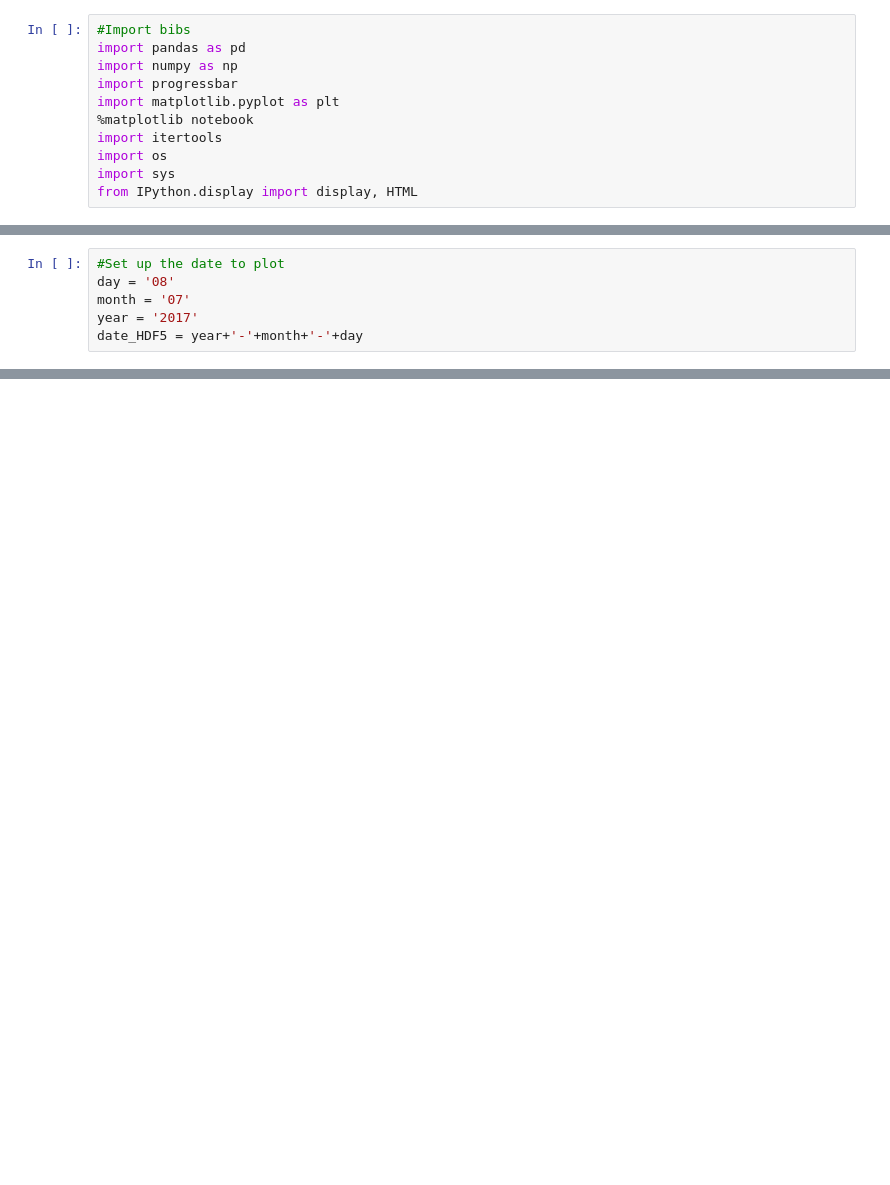
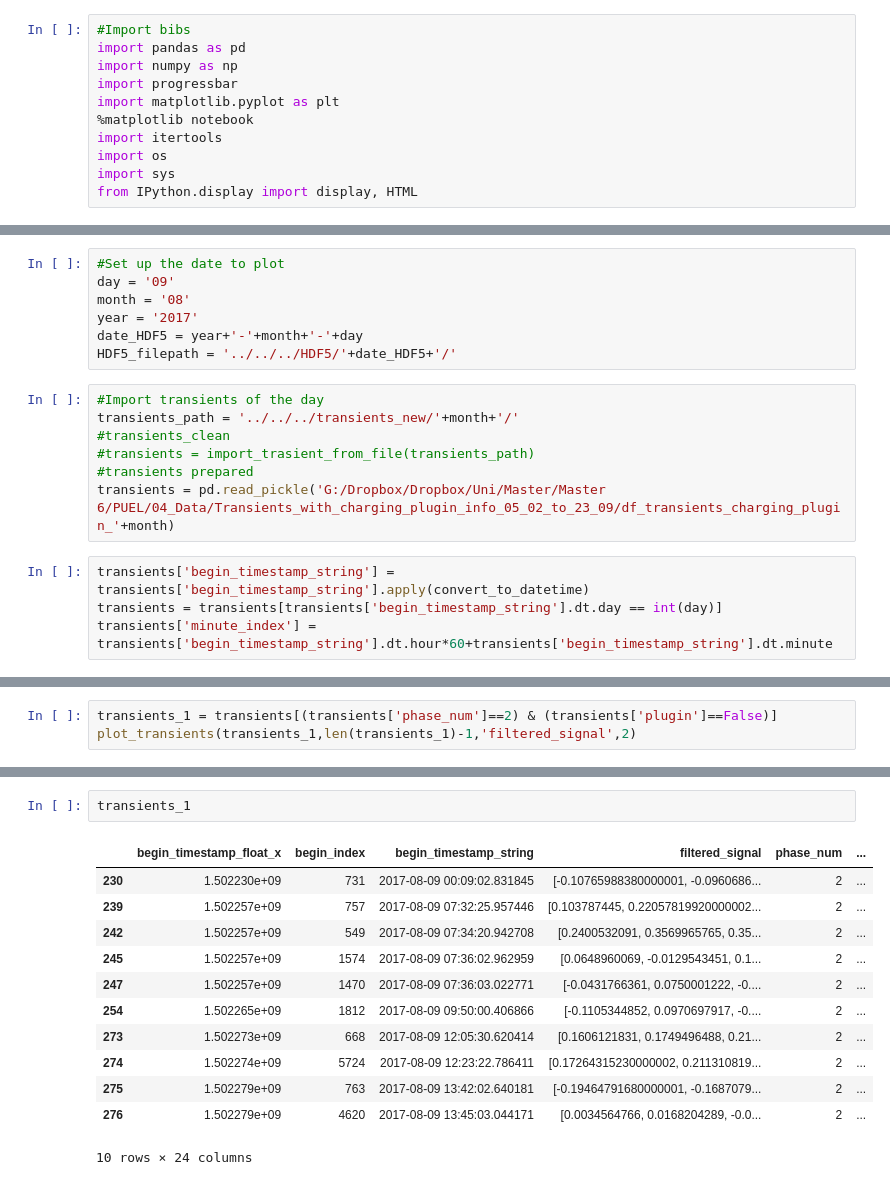
Before and after one commit to Snorrevombau/Transients_Classifier, a Jupyter notebook: Plotting_Skript/plot_power_curves_events_transients.ipynb, the cells around one changed output, grey strips where cells are left out. Drawn from its saved outputs; the diff is of its cells as text; blank space fills up the shorter version.

```diff
--- a/Plotting_Skript/plot_power_curves_events_transients.ipynb
+++ b/Plotting_Skript/plot_power_curves_events_transients.ipynb
@@ -16,6 +19,18 @@ from Event_detection_functions import *
 # %%
 #Set up the date to plot
-day = '08'
-month = '07'
+day = '09'
+month = '08'
 year = '2017'
 date_HDF5 = year+'-'+month+'-'+day
+HDF5_filepath = '../../../HDF5/'+date_HDF5+'/'
+# %%
+#Import transients of the day
+transients_path = '../../../transients_new/'+month+'/'
+#transients_clean
+#transients = import_trasient_from_file(transients_path)
+#transients prepared
+transients = pd.read_pickle('G:/Dropbox/Dropbox/Uni/Master/Master 6/PUEL/04_Data/Transients_with_charging_plugin_info_05_02_to_23_09/df_transients_charging_plugin_'+month)
+# %%
+transients['begin_timestamp_string'] = transients['begin_timestamp_string'].apply(convert_to_datetime)
+transients = transients[transients['begin_timestamp_string'].dt.day == int(day)]
+transients['minute_index'] = transients['begin_timestamp_string'].dt.hour*60+transients['begin_timestamp_string'].dt.minute
@@ -74,3 +88,6 @@ for Phase in [1,2,3]:
 # %% [output]
 [interactive output not drawn]
 [interactive output not drawn]
+# %%
+transients_1 = transients[(transients['phase_num']==2) & (transients['plugin']==False)]
+plot_transients(transients_1,len(transients_1)-1,'filtered_signal',2)
@@ -76,0 +97,15 @@ for Phase in [1,2,3]:
+# %%
+transients_1
+# %% [output]
+|  | begin_timestamp_float_x | begin_index | begin_timestamp_string | filtered_signal | phase_num | ... |
+| 230 | 1.502230e+09 | 731 | 2017-08-09 00:09:02.831845 | [-0.10765988380000001, -0.0960686... | 2 | ... |
+| 239 | 1.502257e+09 | 757 | 2017-08-09 07:32:25.957446 | [0.103787445, 0.22057819920000002... | 2 | ... |
+| 242 | 1.502257e+09 | 549 | 2017-08-09 07:34:20.942708 | [0.2400532091, 0.3569965765, 0.35... | 2 | ... |
+| 245 | 1.502257e+09 | 1574 | 2017-08-09 07:36:02.962959 | [0.0648960069, -0.0129543451, 0.1... | 2 | ... |
+| 247 | 1.502257e+09 | 1470 | 2017-08-09 07:36:03.022771 | [-0.0431766361, 0.0750001222, -0.... | 2 | ... |
+| 254 | 1.502265e+09 | 1812 | 2017-08-09 09:50:00.406866 | [-0.1105344852, 0.0970697917, -0.... | 2 | ... |
+| 273 | 1.502273e+09 | 668 | 2017-08-09 12:05:30.620414 | [0.1606121831, 0.1749496488, 0.21... | 2 | ... |
+| 274 | 1.502274e+09 | 5724 | 2017-08-09 12:23:22.786411 | [0.17264315230000002, 0.211310819... | 2 | ... |
+| 275 | 1.502279e+09 | 763 | 2017-08-09 13:42:02.640181 | [-0.19464791680000001, -0.1687079... | 2 | ... |
+| 276 | 1.502279e+09 | 4620 | 2017-08-09 13:45:03.044171 | [0.0034564766, 0.0168204289, -0.0... | 2 | ... |
+10 rows × 24 columns
```
Also changed, not shown: parts of 6 cells of this notebook, 1 other file.
